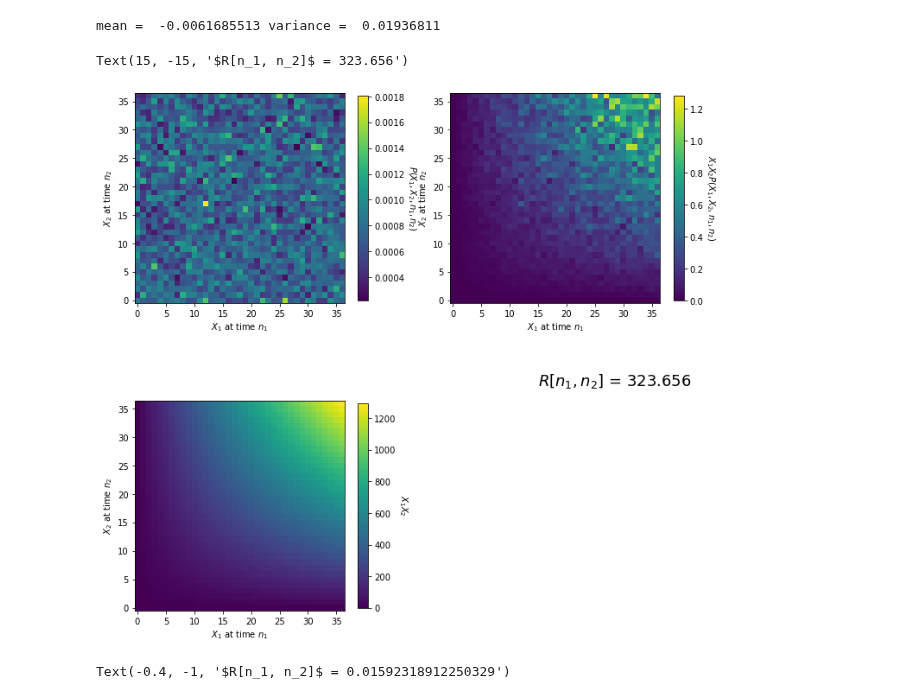
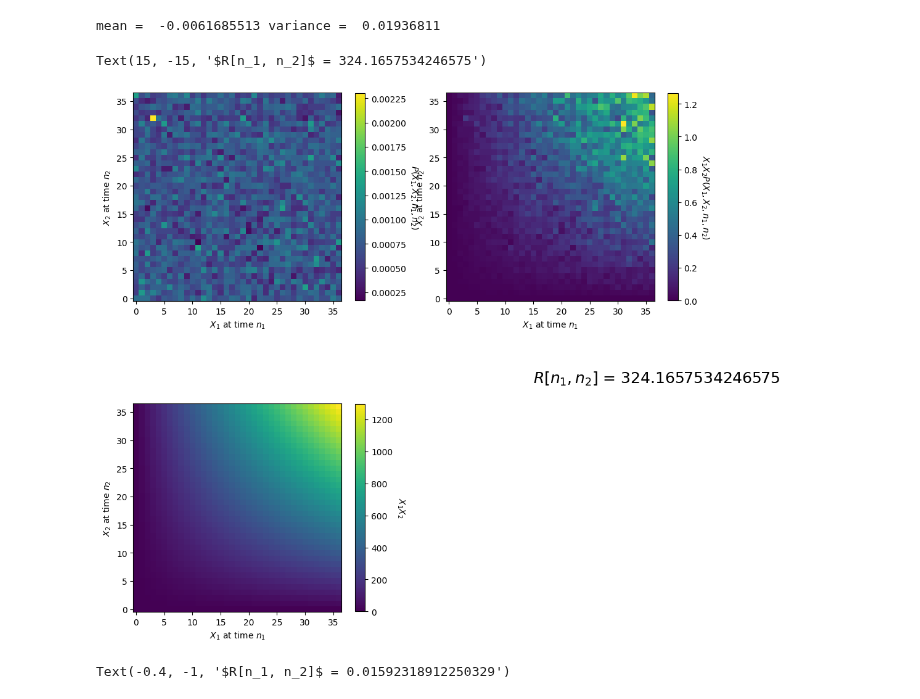
Before and after one commit to Katzoun/ISS-course, a Jupyter notebook: 06_random_1/random_1.ipynb, the cells around one changed output. Cells and saved outputs as stored; diff of their text form; code cells hidden in the pictures.

```diff
--- a/06_random_1/random_1.ipynb
+++ b/06_random_1/random_1.ipynb
@@ -352,7 +352,7 @@ mean =  -0.0061685513 variance =  0.01936811
 X1all = np.arange(0,36+1)   # roulette has no other values
 X2all = np.arange(0,36+1)   # roulette has no other values
 n1 = 10   # < ---- set n1 here
-n2 = 11   # < ---- set n2 here
+n2 = 13   # < ---- set n2 here
 data1 = ROULETTE[:,n1]
 data2 = ROULETTE[:,n2]
 PX1X2n1n2 = np.zeros((X1all.size, X2all.size))
@@ -361,35 +361,35 @@ for ii,X1 in enumerate(X1all):
         PX1X2n1n2[ii,jj] = np.sum ((data1 == X1) & (data2 == X2)) / OMEGAroulette
 fig, ax = plt.subplots(2,2, figsize=(12,12))
 # show joint probas
 im=ax[0,0].pcolormesh(X1all, X2all, PX1X2n1n2)
 ax[0,0].set_aspect('equal')
 ax[0,0].set_xlabel('$X_1$ at time $n_1$')
 ax[0,0].set_ylabel('$X_2$ at time $n_2$')
 cbar = plt.colorbar(im, ax = ax[0,0], shrink=0.80)
 cbar.set_label('$P(X_1, X_2, n_1, n_2)$', rotation=270, labelpad=15)
 # show X1 * X2
 X1X2 = np.tile(X1all, (X2all.size, 1)) *  np.tile(X2all, (X1all.size, 1)).T
 im=ax[1,0].pcolormesh(X1all, X2all, X1X2)
 ax[1,0].set_aspect('equal')
 ax[1,0].set_xlabel('$X_1$ at time $n_1$')
 ax[1,0].set_ylabel('$X_2$ at time $n_2$')
 cbar = plt.colorbar(im, ax = ax[1,0], shrink=0.80)
 cbar.set_label('$X_1 X_2$', rotation=270, labelpad=15)
 # show X1 * X2
 PX1X2n1n2X1X2 = PX1X2n1n2 * X1X2
 im=ax[0,1].pcolormesh(X1all, X2all, PX1X2n1n2X1X2)
 ax[0,1].set_aspect('equal')
 ax[0,1].set_xlabel('$X_1$ at time $n_1$')
 ax[0,1].set_ylabel('$X_2$ at time $n_2$')
 cbar = plt.colorbar(im, ax = ax[0,1], shrink=0.80)
 cbar.set_label('$X_1 X_2 P(X_1, X_2, n_1, n_2)$', rotation=270, labelpad=15)
 # show the corr coef
 fig.delaxes(ax[1,1])
 Rn1n2 = np.sum(PX1X2n1n2X1X2)
 ax[0,1].text(15, -15, f'$R[n_1, n_2]$ = {Rn1n2}',fontsize=18)
 # %% [output]
-Text(15, -15, '$R[n_1, n_2]$ = 323.656')
+Text(15, -15, '$R[n_1, n_2]$ = 324.1657534246575')
-[figure, old version]
+[figure, new version]
 # %%
 # >>>>>>>>>>>>>>>>> #corrcoef_continuous <<<<<<<<<<<<<<<<<<<<<<<<<
 n1 = 10      # <--- selection of the sample, change to other if you want
```
Also changed, not shown: parts of 9 cells of this notebook, 11 other files.
